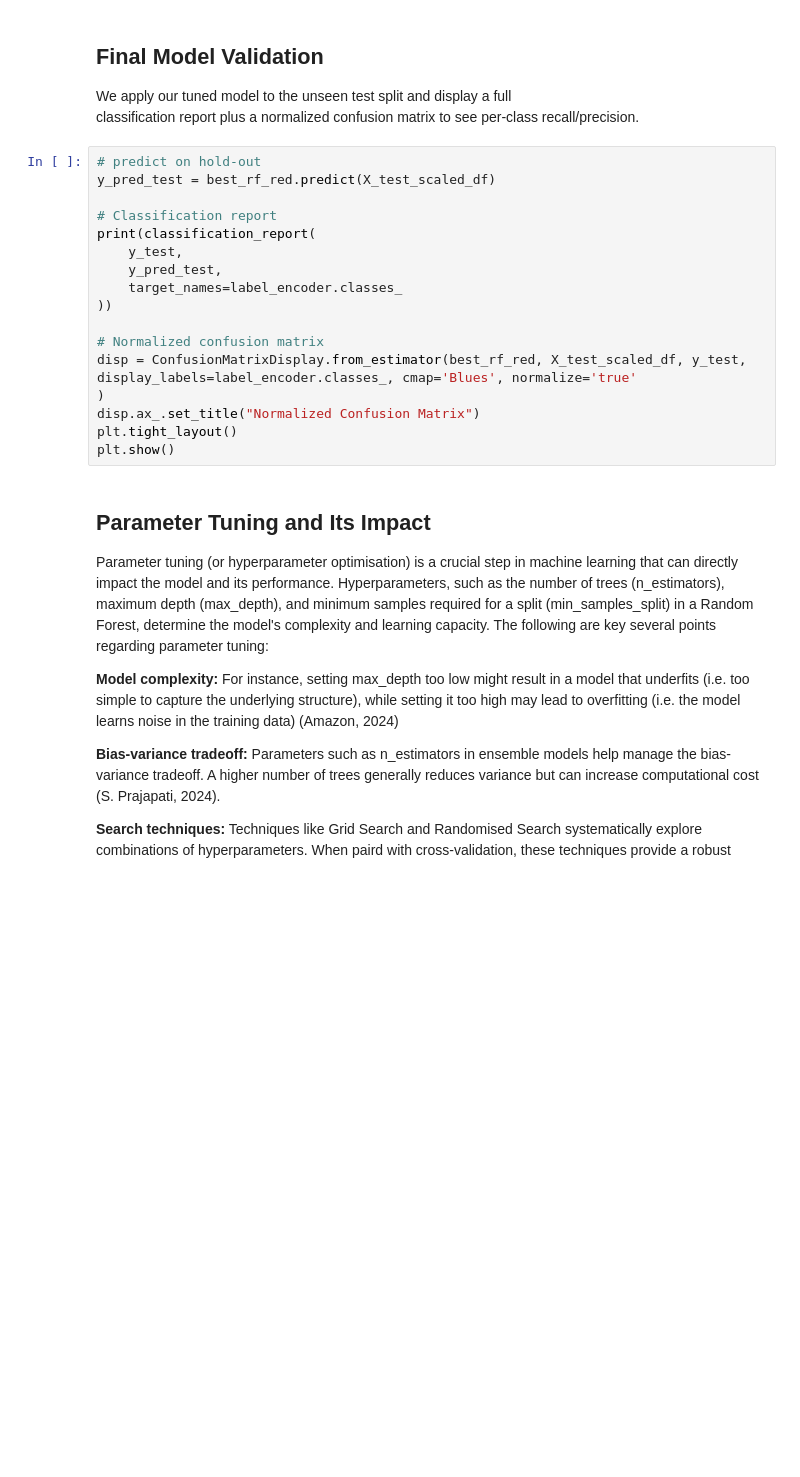
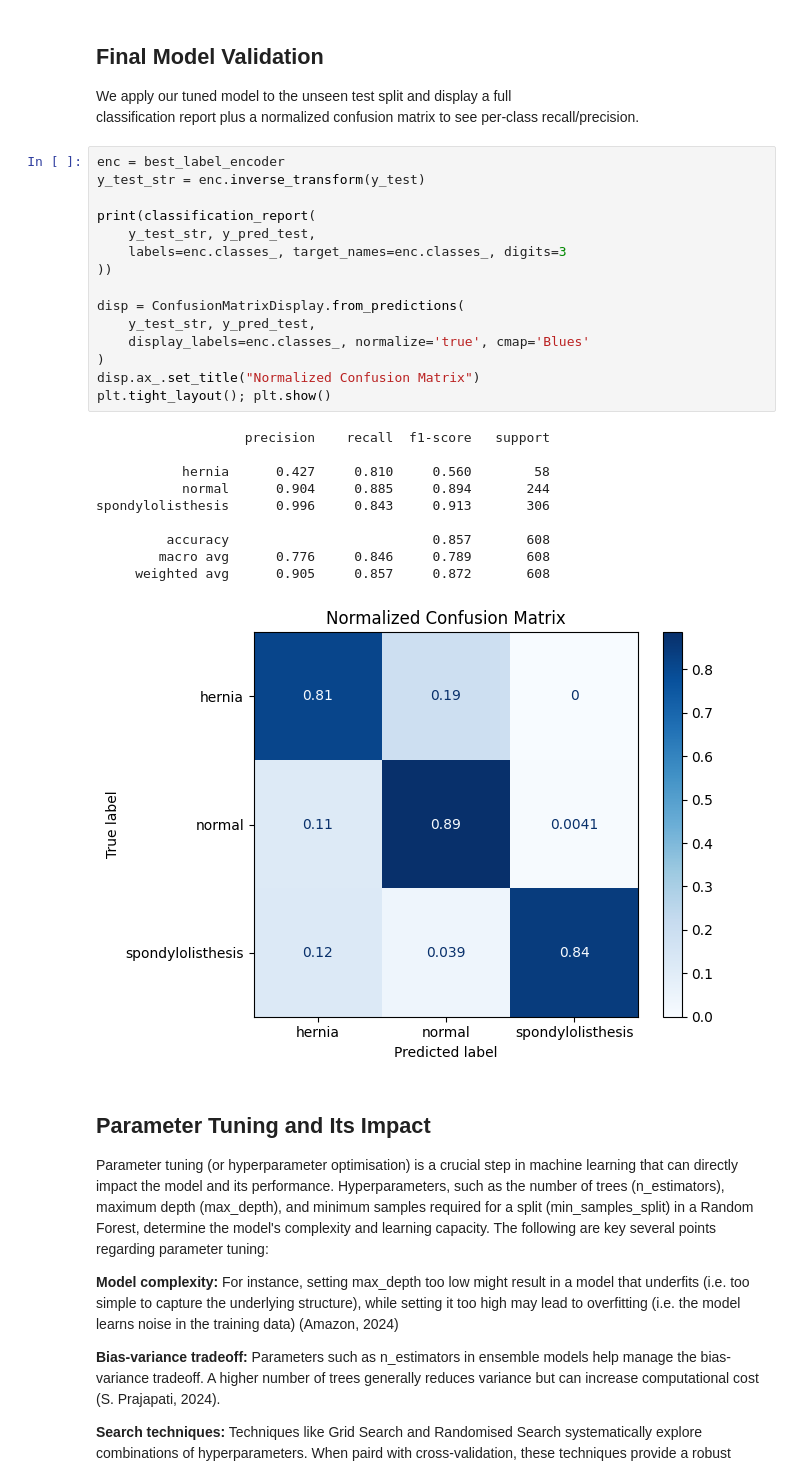
Before and after one commit to DSkilton/ML_Approaches_for_Predicting_Spinal_Disorders, a Jupyter notebook: main.ipynb, the cells around one changed output. Drawn from its saved outputs; the diff is of its cells as text; blank space fills up the shorter version.

```diff
--- a/main.ipynb
+++ b/main.ipynb
@@ -1714,22 +2010,31 @@ display(cv_summary)
 We apply our tuned model to the unseen test split and display a full
 classification report plus a normalized confusion matrix to see per-class recall/precision.
 # %%
-# predict on hold-out
-y_pred_test = best_rf_red.predict(X_test_scaled_df)
+enc = best_label_encoder
+y_test_str = enc.inverse_transform(y_test)
 
-# Classification report
 print(classification_report(
-    y_test,
-    y_pred_test,
-    target_names=label_encoder.classes_
+    y_test_str, y_pred_test,
+    labels=enc.classes_, target_names=enc.classes_, digits=3
 ))
 
-# Normalized confusion matrix
-disp = ConfusionMatrixDisplay.from_estimator(best_rf_red, X_test_scaled_df, y_test, display_labels=label_encoder.classes_, cmap='Blues', normalize='true'
+disp = ConfusionMatrixDisplay.from_predictions(
+    y_test_str, y_pred_test,
+    display_labels=enc.classes_, normalize='true', cmap='Blues'
 )
 disp.ax_.set_title("Normalized Confusion Matrix")
-plt.tight_layout()
-plt.show()
+plt.tight_layout(); plt.show()
+# %% [output]
+                   precision    recall  f1-score   support
+
+           hernia      0.427     0.810     0.560        58
+           normal      0.904     0.885     0.894       244
+spondylolisthesis      0.996     0.843     0.913       306
+
+         accuracy                          0.857       608
+        macro avg      0.776     0.846     0.789       608
+     weighted avg      0.905     0.857     0.872       608
+[figure, added]
 # %% [markdown]
 ## Parameter Tuning and Its Impact
 Parameter tuning (or hyperparameter optimisation) is a crucial step in machine learning that can directly impact the model and its performance. Hyperparameters, such as the number of trees (n_estimators), maximum depth (max_depth), and minimum samples required for a split (min_samples_split) in a Random Forest, determine the model's complexity and learning capacity. The following are key several points regarding parameter tuning:
```
Also changed, not shown: parts of 48 cells of this notebook.
